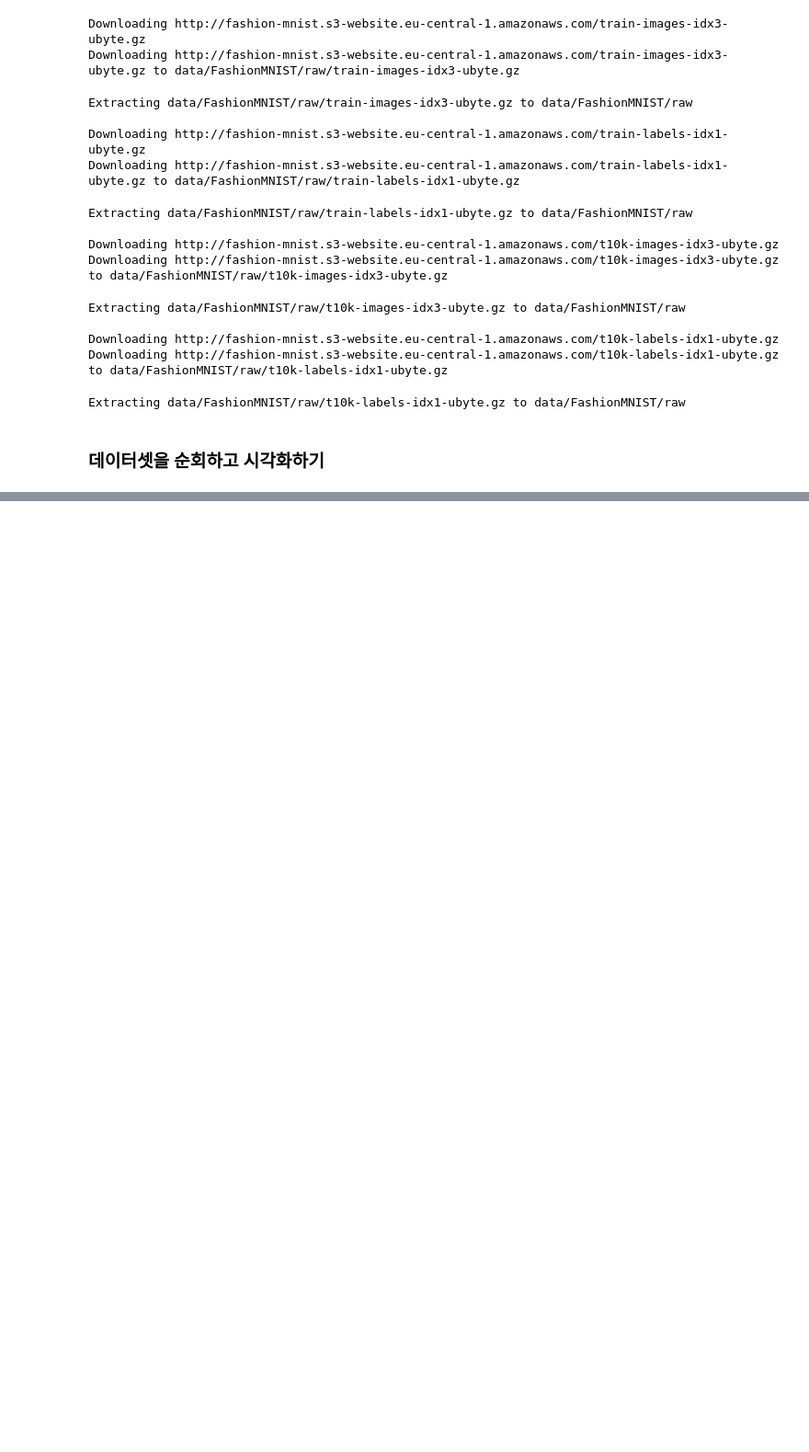
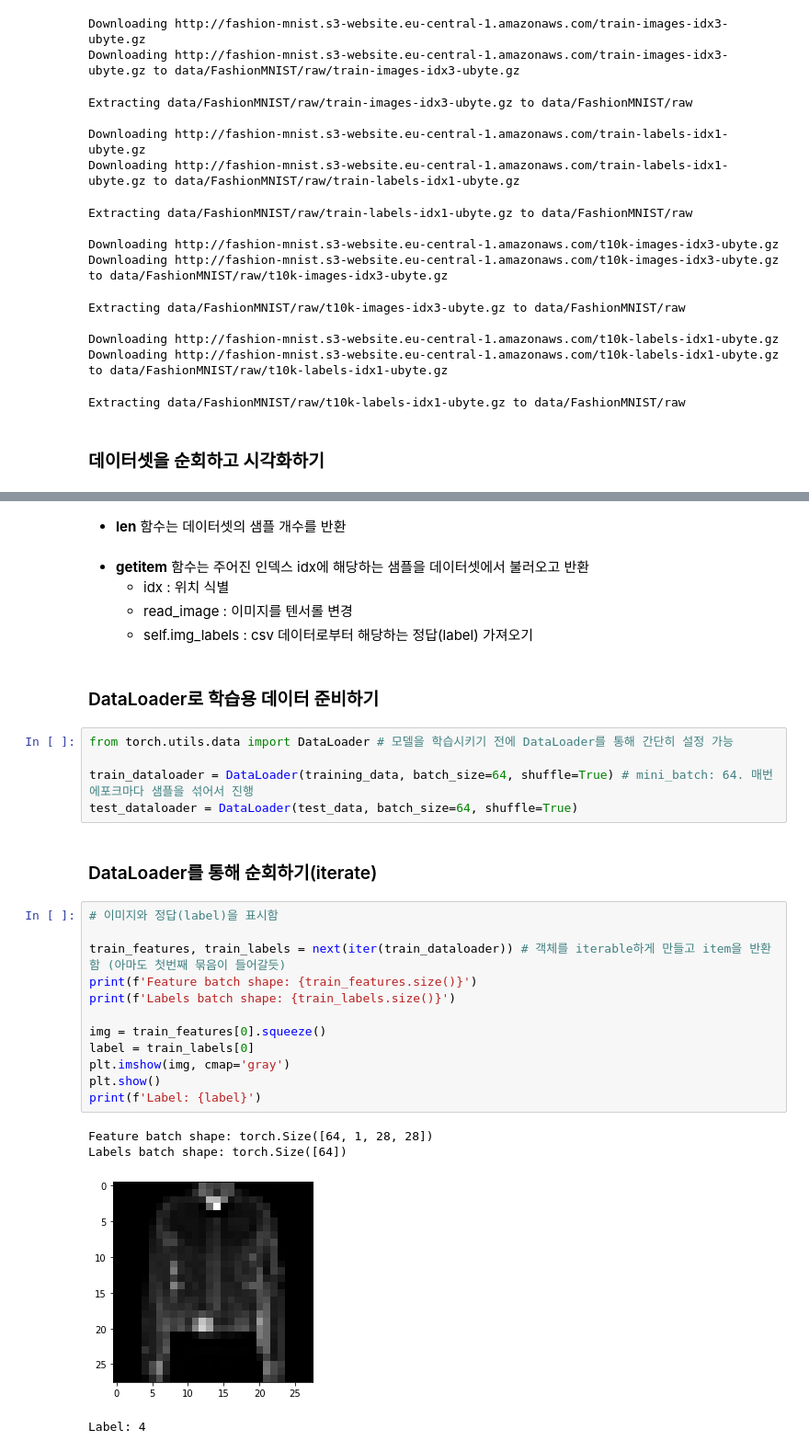
Before and after one commit to hwarang97/Image_classification, a Jupyter notebook: pytorch_(dataset,DataLoader).ipynb, the cells around one changed output, grey strips where cells are left out. Shown at 92% size. Saved outputs shown, nothing was run; the diff lists cells and outputs as text; blank space fills up the shorter version.

Commit message:
DataLoader를 통해서 데이터 객체를 미니배치 형식으로 접근해봄 (Colaboratory를 통해 생성됨)

```diff
--- a/pytorch_(dataset,DataLoader).ipynb
+++ b/pytorch_(dataset,DataLoader).ipynb
@@ -118,0 +126,33 @@ class CustomImageDataset(Dataset):
+# %% [markdown]
+- __len__ 함수는 데이터셋의 샘플 개수를 반환
+# %% [markdown]
+- __getitem__ 함수는 주어진 인덱스 idx에 해당하는 샘플을 데이터셋에서 불러오고 반환
+  - idx         :  위치 식별
+  - read_image  :  이미지를 텐서롤 변경
+  - self.img_labels : csv 데이터로부터 해당하는 정답(label) 가져오기
+# %% [markdown]
+### DataLoader로 학습용 데이터 준비하기
+# %%
+from torch.utils.data import DataLoader # 모델을 학습시키기 전에 DataLoader를 통해 간단히 설정 가능
+
+train_dataloader = DataLoader(training_data, batch_size=64, shuffle=True) # mini_batch: 64. 매번 에포크마다 샘플을 섞어서 진행
+test_dataloader = DataLoader(test_data, batch_size=64, shuffle=True)
+# %% [markdown]
+### DataLoader를 통해 순회하기(iterate)
+# %%
+# 이미지와 정답(label)을 표시함
+
+train_features, train_labels = next(iter(train_dataloader)) # 객체를 iterable하게 만들고 item을 반환함 (아마도 첫번째 묶음이 들어갈듯)
+print(f'Feature batch shape: {train_features.size()}')
+print(f'Labels batch shape: {train_labels.size()}')
+
+img = train_features[0].squeeze()
+label = train_labels[0]
+plt.imshow(img, cmap='gray')
+plt.show()
+print(f'Label: {label}')
+# %% [output]
+Feature batch shape: torch.Size([64, 1, 28, 28])
+Labels batch shape: torch.Size([64])
+[figure, added]
+Label: 4
```
Also changed, not shown: parts of 4 cells of this notebook.
